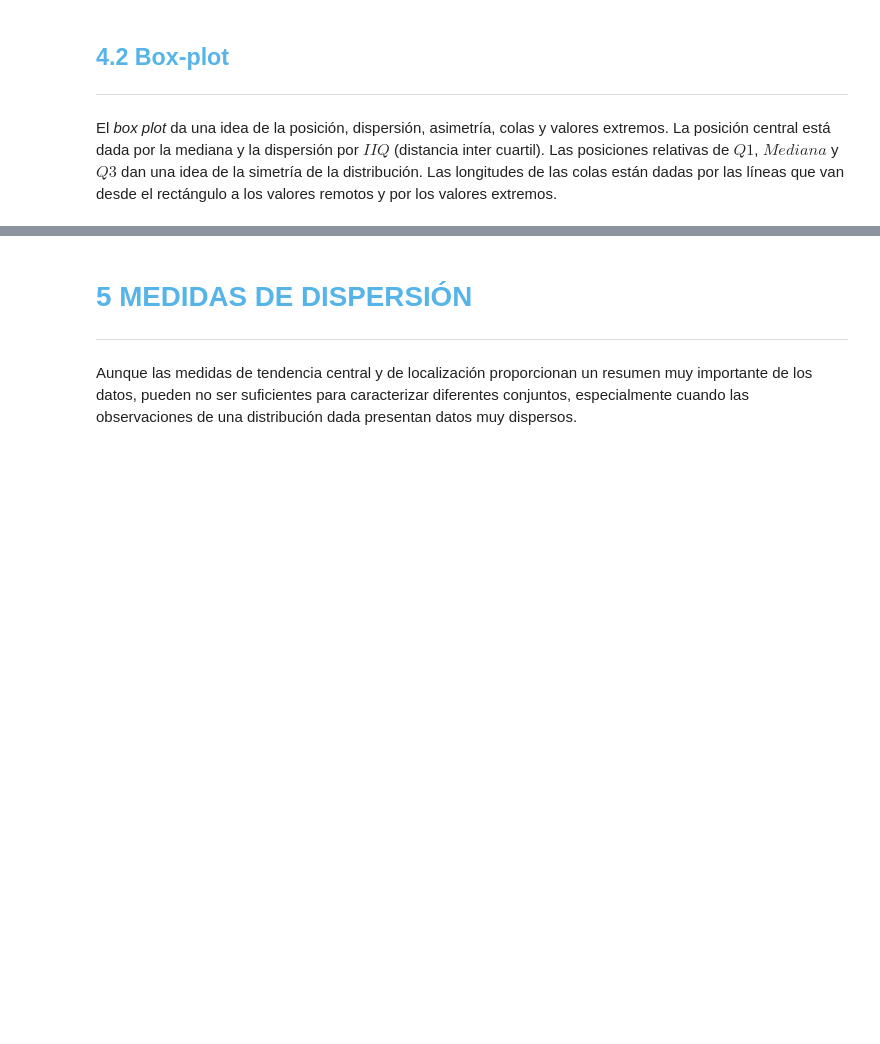
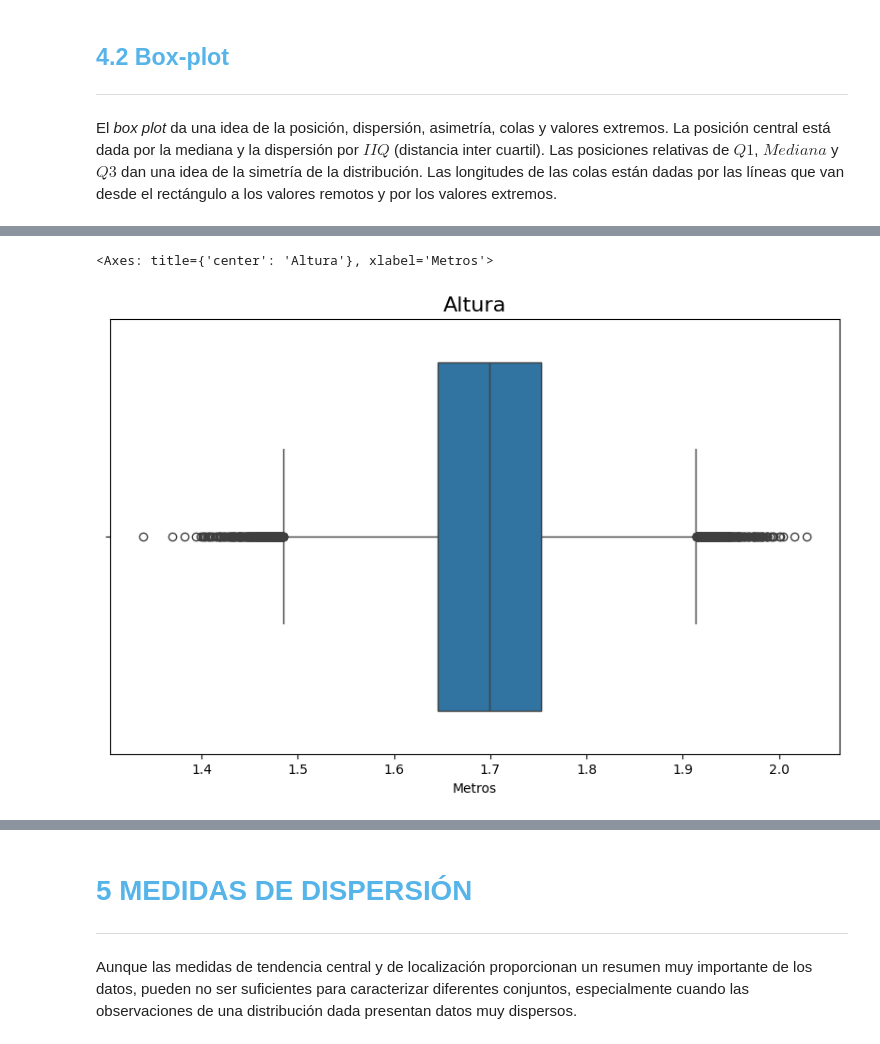
Before and after one commit to mespealva/numpy, a Jupyter notebook: Curso_de_Estadística_con_Python_1.ipynb, the cells around one changed output, grey strips where cells are left out. Cells and saved outputs as stored; diff of their text form; code cells hidden in the pictures; blank space fills up the shorter version.

```diff
--- a/Curso_de_Estadística_con_Python_1.ipynb
+++ b/Curso_de_Estadística_con_Python_1.ipynb
@@ -753,3 +753,14 @@ int64
 El *box plot* da una idea de la posición, dispersión, asimetría, colas y valores extremos. La posición central está dada por la mediana y la dispersión por $IIQ$ (distancia inter cuartil). Las posiciones relativas de $Q1$, $Mediana$ y $Q3$ dan una idea de la simetría de la distribución. Las longitudes de las colas están dadas por las líneas que van desde el rectángulo a los valores remotos y por los valores extremos.
 # %% [markdown]
 <img src='https://caelum-online-public.s3.amazonaws.com/ESP-1752-estadistica-con-python-parte1/img005.png' width='65%'>
+# %%
+ax=sns.boxplot(x="Altura", data=datos, orient="h")
+
+ax.figure.set_size_inches(10, 6)
+ax.set_title("Altura", fontsize=16)
+ax.set_xlabel("Metros")
+#ax.set_ylabel("Densidad Acumulada")
+ax
+# %% [output]
+<Axes: title={'center': 'Altura'}, xlabel='Metros'>
+[figure, added]
```
Also changed, not shown: parts of 20 cells of this notebook.
